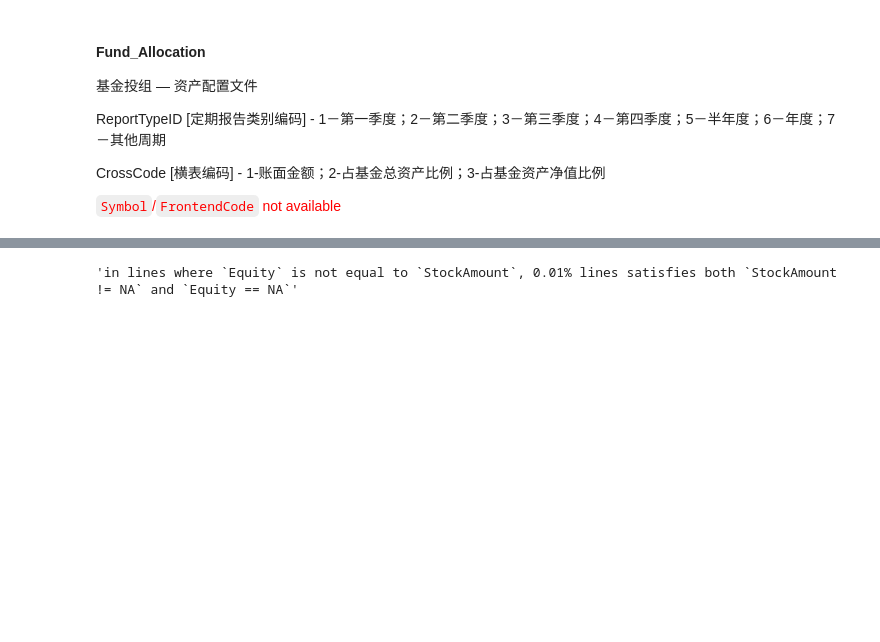
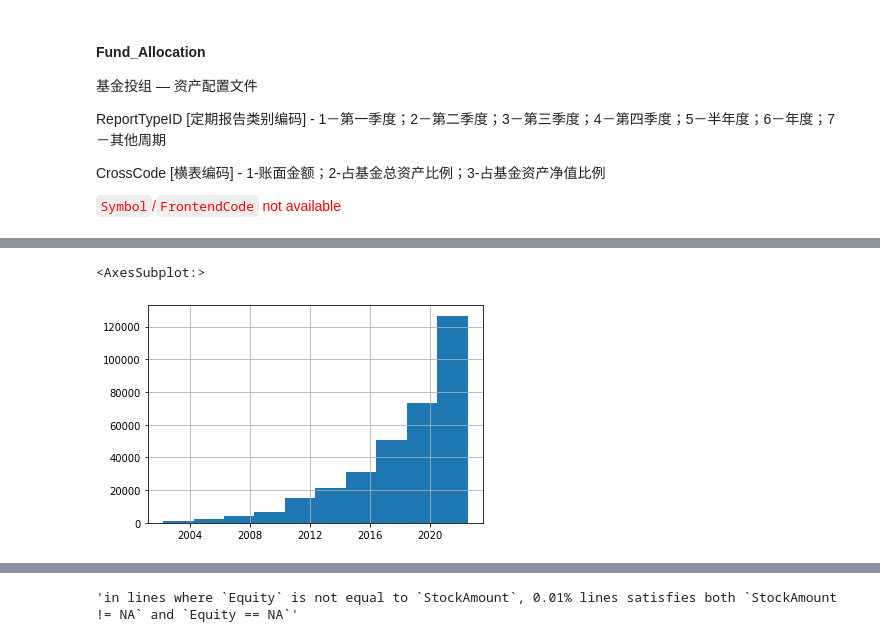
Before and after one commit to dacianpeng/mutual-fund-effective-or-not-Evidence-from-China, a Jupyter notebook: main.ipynb, the cells around one changed output, grey strips where cells are left out. Drawn from its saved outputs; the diff is of its cells as text; code cells hidden in the pictures; blank space fills up the shorter version.

```diff
--- a/main.ipynb
+++ b/main.ipynb
@@ -294,0 +611,7 @@ CrossCode [横表编码] - 1-账面金额；2-占基金总资产比例；3-占
+# %%
+allocation = pd.read_csv('data/Fund_Allocation.csv', parse_dates=['Startdate', 'EndDate'])
+# ? should use all kinds of report
+allocation[allocation.Equity / allocation.TotalAsset > .3].EndDate.sort_values().hist()
+# %% [output]
+<AxesSubplot:>
+[figure, added]
```
Also changed, not shown: parts of 96 cells of this notebook, 12 other files.
